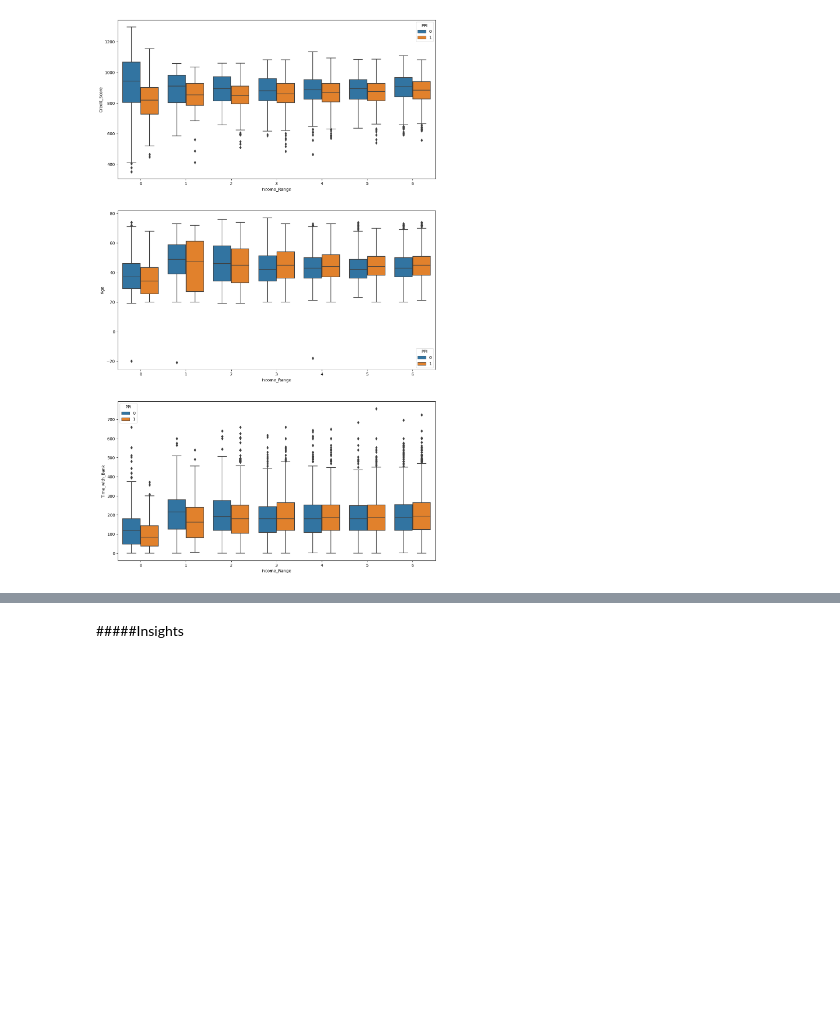
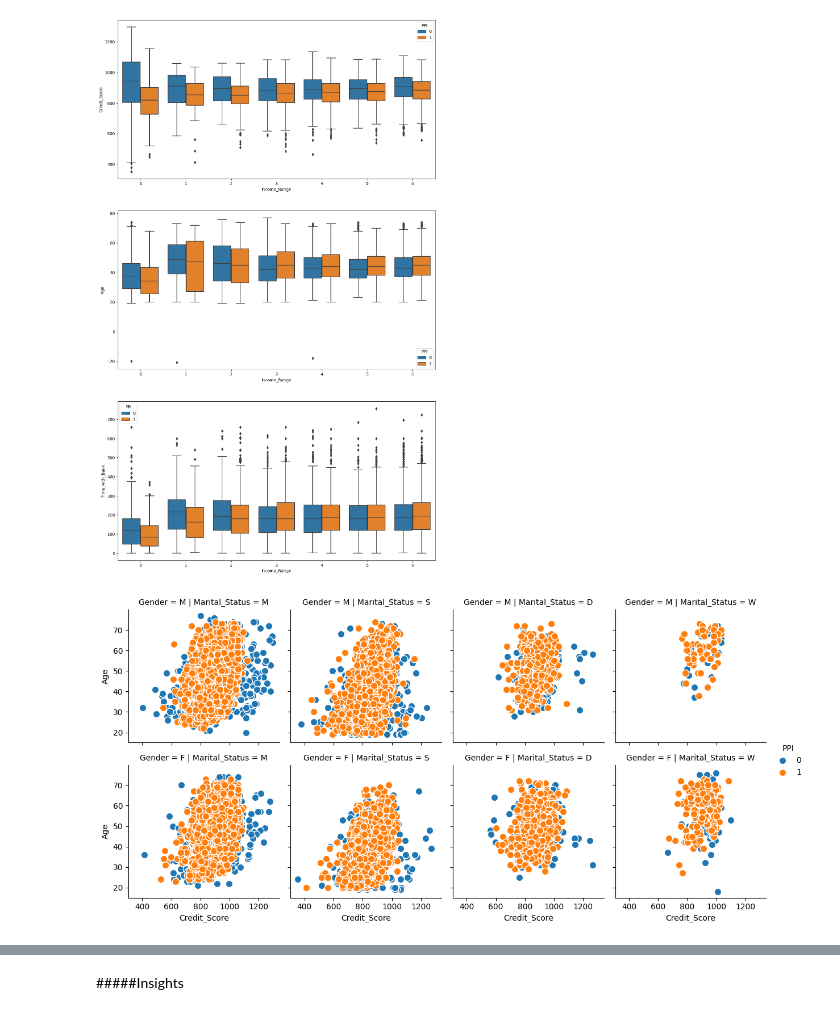
Before and after one commit to pradeepvaranasi/insurance_re, a Jupyter notebook: TigerAnalytics_CaseStudy_PradeepVaranasi.ipynb, the cells around one changed output, grey strips where cells are left out. Drawn from its saved outputs; the diff is of its cells as text; code cells hidden in the pictures; blank space fills up the shorter version.

```diff
--- a/TigerAnalytics_CaseStudy_PradeepVaranasi.ipynb
+++ b/TigerAnalytics_CaseStudy_PradeepVaranasi.ipynb
@@ -474,3 +474,13 @@ sns.boxplot(x=df['Income_Range'],y=df["Time_with_Bank"] , hue=df["PPI"])
 plt.show()
 # %% [output]
 [figure]
+# %%
+# Credit Score vs. Age vs. Gender vs. Marital against PPI
+kws = dict(s=80, linewidth=1, edgecolor="w")
+kws1 = dict(height=3, aspect=1)
+g = sns.FacetGrid(df, col="Marital_Status" , row = "Gender" , hue="PPI" , **kws1)
+g = g.map(plt.scatter, "Credit_Score" , "Age",**kws)
+g.add_legend()
+plt.show()
+# %% [output]
+[figure, added]
```
Also changed, not shown: parts of 1 cell of this notebook.
